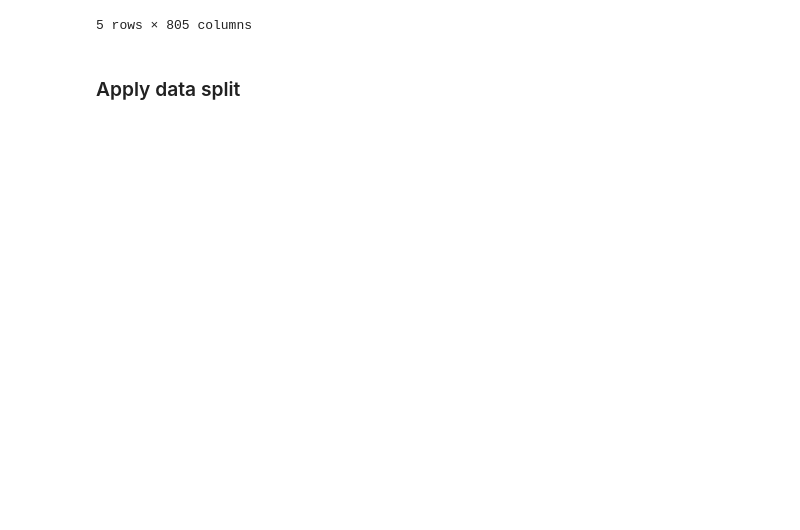
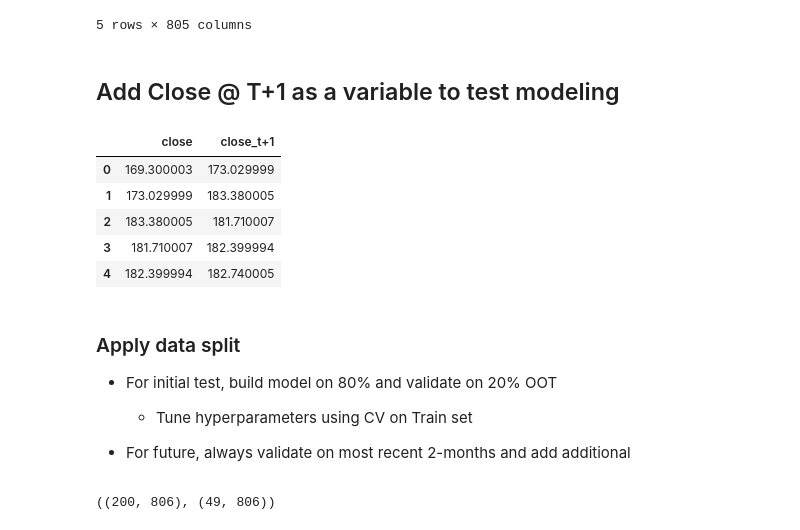
Before and after one commit to asacco-97/multimodal-stock-ranking, a Jupyter notebook: notebooks/gbm.ipynb, the cells around one changed output. Saved outputs shown, nothing was run; the diff lists cells and outputs as text; code cells hidden in the pictures; blank space fills up the shorter version.

Commit message:
Add initial modeling test for single tickers - TSLA and AAPL to start

```diff
--- a/notebooks/gbm.ipynb
+++ b/notebooks/gbm.ipynb
@@ -34,5 +40,22 @@ df.tail()
 | 2488 | XOM | 2025-04-28 | 108.750000 | 109.250000 | 107.680000 | 108.629997 | 13890900.0 | -0.002485 | [Oil Slumps as Traders Await Next... | -0.336978 | ... |
 | 2489 | XOM | 2025-04-29 | 107.739998 | 108.830002 | 107.519997 | 108.360001 | 9483100.0 | -0.025194 | [Exxon Mobil Q1 Earnings Boosted ... | -0.062517 | ... |
 5 rows × 805 columns
+# %% [markdown]
+## Add Close @ T+1 as a variable to test modeling
+# %%
+df["close_t+1"] = df["close"].shift(-1)
+# %%
+df[["close", "close_t+1"]].head()
+# %% [output]
+|  | close | close_t+1 |
+| 0 | 169.300003 | 173.029999 |
+| 1 | 173.029999 | 183.380005 |
+| 2 | 183.380005 | 181.710007 |
+| 3 | 181.710007 | 182.399994 |
+| 4 | 182.399994 | 182.740005 |
 # %% [markdown]
 ### Apply data split
+- For initial test, build model on 80% and validate on 20% OOT
+    - Tune hyperparameters using CV on Train set
+
+- For future, always validate on most recent 2-months and add additional
@@ -39 +69,5 @@ df.tail()
+# %%
+train.shape, test.shape
+# %% [output]
+((200, 806), (49, 806))
 # %% [markdown]
```
Also changed, not shown: parts of 19 cells of this notebook.
